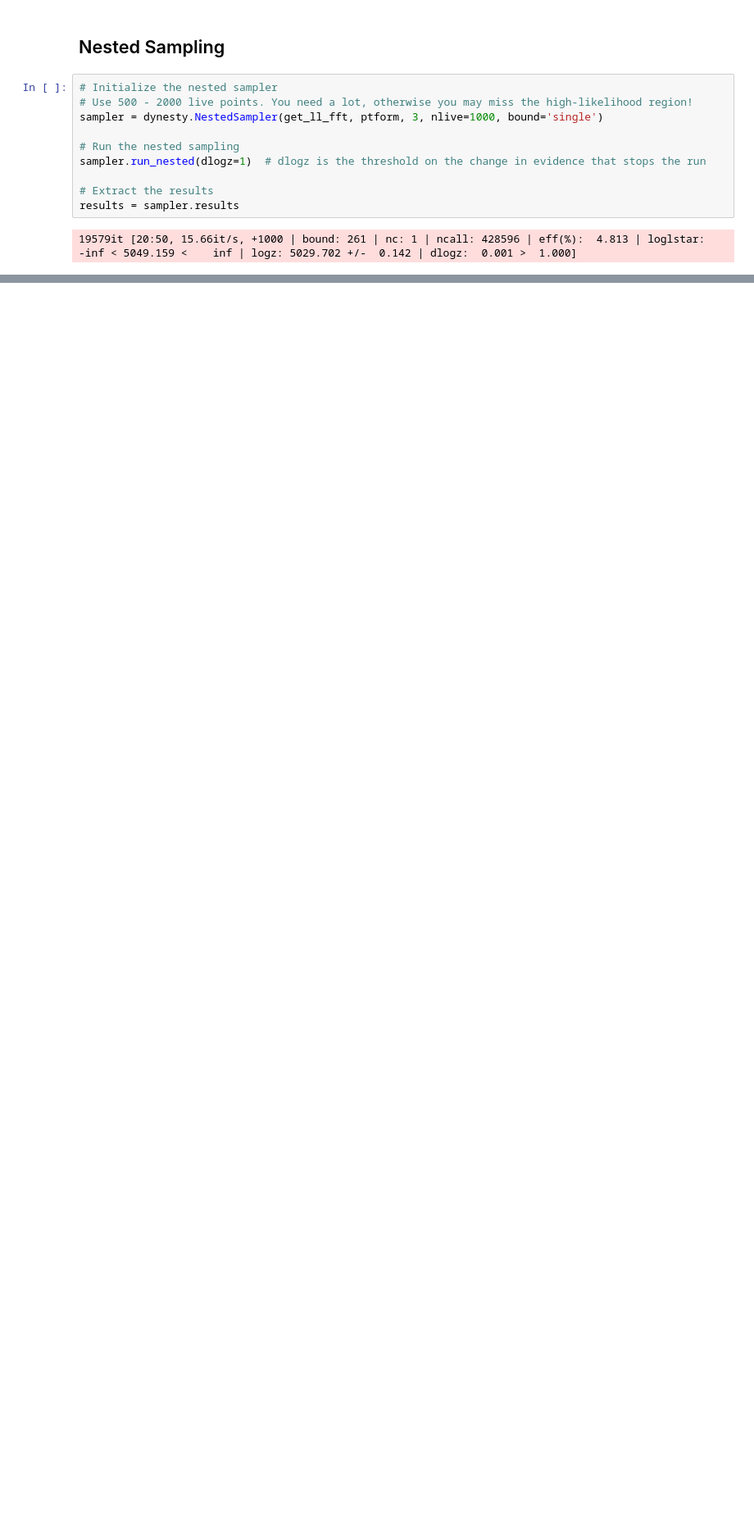
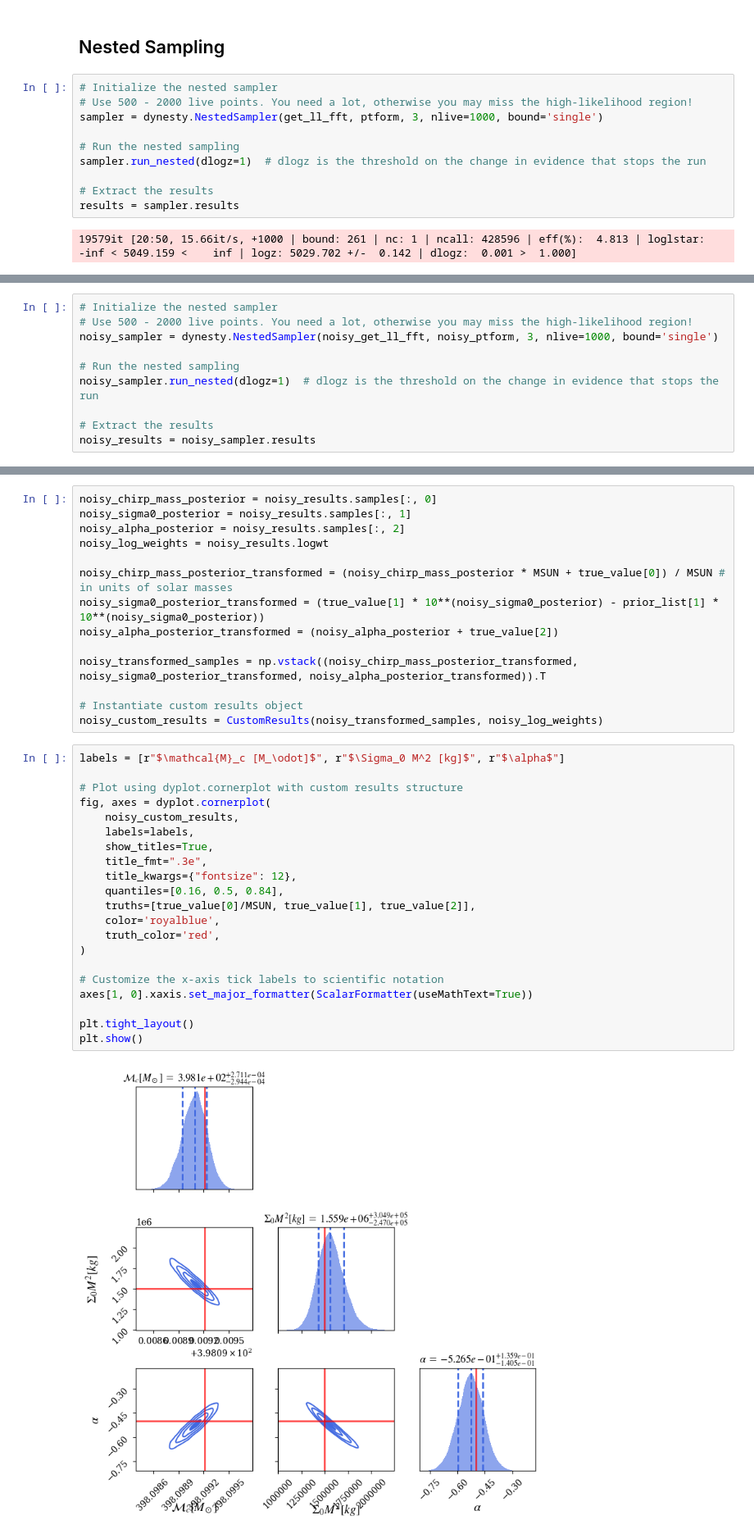
Before and after one commit to nicolegrillo/BinaryEvolution, a Jupyter notebook: stats_analysis/results/ACCRETION-DISK-only.ipynb, the cells around one changed output, grey strips where cells are left out. Shown at 82% size. Saved outputs shown, nothing was run; the diff lists cells and outputs as text; blank space fills up the shorter version.

```diff
--- a/stats_analysis/results/ACCRETION-DISK-only.ipynb
+++ b/stats_analysis/results/ACCRETION-DISK-only.ipynb
@@ -620,0 +719,10 @@ plt.show()
+# %%
+# Initialize the nested sampler
+# Use 500 - 2000 live points. You need a lot, otherwise you may miss the high-likelihood region!
+noisy_sampler = dynesty.NestedSampler(noisy_get_ll_fft, noisy_ptform, 3, nlive=1000, bound='single')
+
+# Run the nested sampling
+noisy_sampler.run_nested(dlogz=1)  # dlogz is the threshold on the change in evidence that stops the run
+
+# Extract the results
+noisy_results = noisy_sampler.results
@@ -620,0 +731,37 @@ plt.show()
+# %%
+noisy_chirp_mass_posterior = noisy_results.samples[:, 0]
+noisy_sigma0_posterior = noisy_results.samples[:, 1]
+noisy_alpha_posterior = noisy_results.samples[:, 2]
+noisy_log_weights = noisy_results.logwt
+
+noisy_chirp_mass_posterior_transformed = (noisy_chirp_mass_posterior * MSUN + true_value[0]) / MSUN # in units of solar masses
+noisy_sigma0_posterior_transformed = (true_value[1] * 10**(noisy_sigma0_posterior) - prior_list[1] * 10**(noisy_sigma0_posterior))
+noisy_alpha_posterior_transformed = (noisy_alpha_posterior + true_value[2])
+
+noisy_transformed_samples = np.vstack((noisy_chirp_mass_posterior_transformed, noisy_sigma0_posterior_transformed, noisy_alpha_posterior_transformed)).T
+
+# Instantiate custom results object
+noisy_custom_results = CustomResults(noisy_transformed_samples, noisy_log_weights)
+# %%
+labels = [r"$\mathcal{M}_c [M_\odot]$", r"$\Sigma_0 M^2 [kg]$", r"$\alpha$"]
+
+# Plot using dyplot.cornerplot with custom results structure
+fig, axes = dyplot.cornerplot(
+    noisy_custom_results,
+    labels=labels,
+    show_titles=True,
+    title_fmt=".3e",
+    title_kwargs={"fontsize": 12},
+    quantiles=[0.16, 0.5, 0.84],
+    truths=[true_value[0]/MSUN, true_value[1], true_value[2]],
+    color='royalblue',
+    truth_color='red',
+)
+
+# Customize the x-axis tick labels to scientific notation
+axes[1, 0].xaxis.set_major_formatter(ScalarFormatter(useMathText=True))
+
+plt.tight_layout()
+plt.show()
+# %% [output]
+[figure, added]
```
Also changed, not shown: parts of 16 cells of this notebook.
